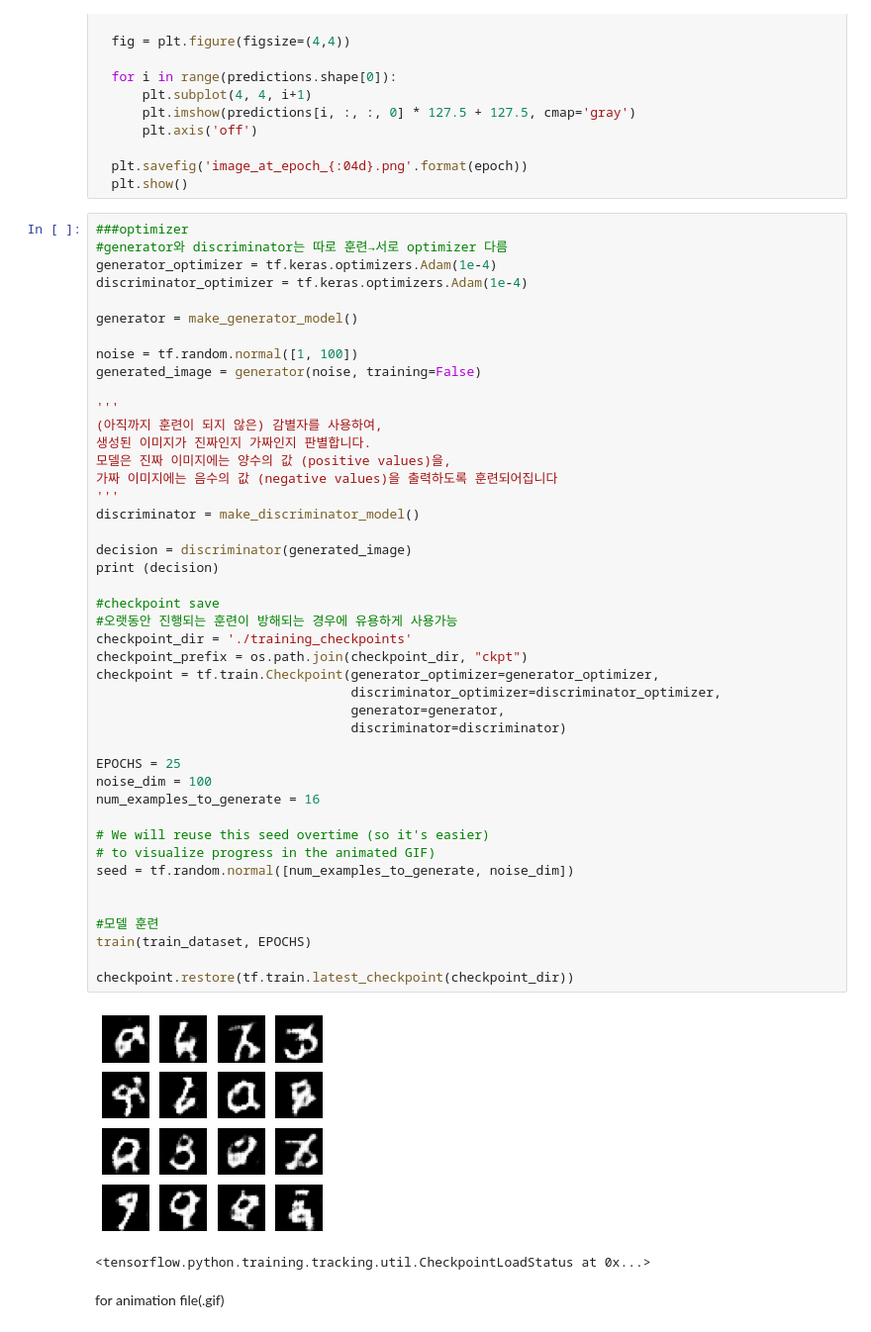
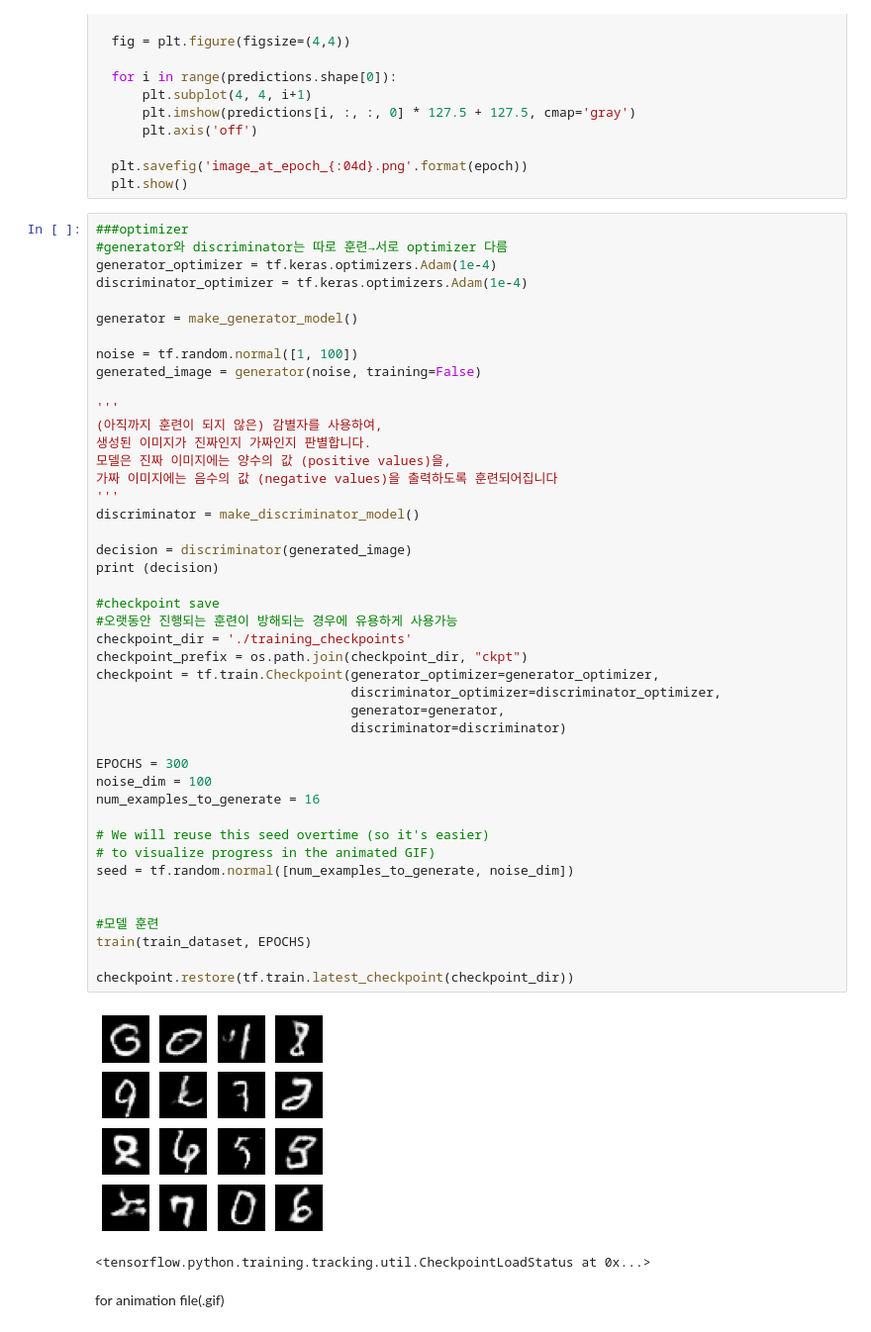
Before and after one commit to Jieun1018/Study_GANs, a Jupyter notebook: DCGAN_Generator(ReLU).ipynb, the cells around one changed output. Shown at 99% size. Cells and saved outputs as stored; diff of their text form.

Commit message:
Epoch 300으로 증가

```diff
--- a/DCGAN_Generator(ReLU).ipynb
+++ b/DCGAN_Generator(ReLU).ipynb
@@ -195,35 +198,35 @@ generated_image = generator(noise, training=False)
 모델은 진짜 이미지에는 양수의 값 (positive values)을,
 가짜 이미지에는 음수의 값 (negative values)을 출력하도록 훈련되어집니다
 '''
 discriminator = make_discriminator_model()
 
 decision = discriminator(generated_image)
 print (decision)
 
 #checkpoint save
 #오랫동안 진행되는 훈련이 방해되는 경우에 유용하게 사용가능
 checkpoint_dir = './training_checkpoints'
 checkpoint_prefix = os.path.join(checkpoint_dir, "ckpt")
 checkpoint = tf.train.Checkpoint(generator_optimizer=generator_optimizer,
                                  discriminator_optimizer=discriminator_optimizer,
                                  generator=generator,
                                  discriminator=discriminator)
 
-EPOCHS = 25
+EPOCHS = 300
 noise_dim = 100
 num_examples_to_generate = 16
 
 # We will reuse this seed overtime (so it's easier)
 # to visualize progress in the animated GIF)
 seed = tf.random.normal([num_examples_to_generate, noise_dim])
 
 
 #모델 훈련
 train(train_dataset, EPOCHS)
 
 checkpoint.restore(tf.train.latest_checkpoint(checkpoint_dir))
 # %% [output]
-[figure, old version]
+[figure, new version]
 <tensorflow.python.training.tracking.util.CheckpointLoadStatus at 0x...>
 # %% [markdown]
 for animation file(.gif)
```
Also changed, not shown: parts of 1 cell of this notebook.
